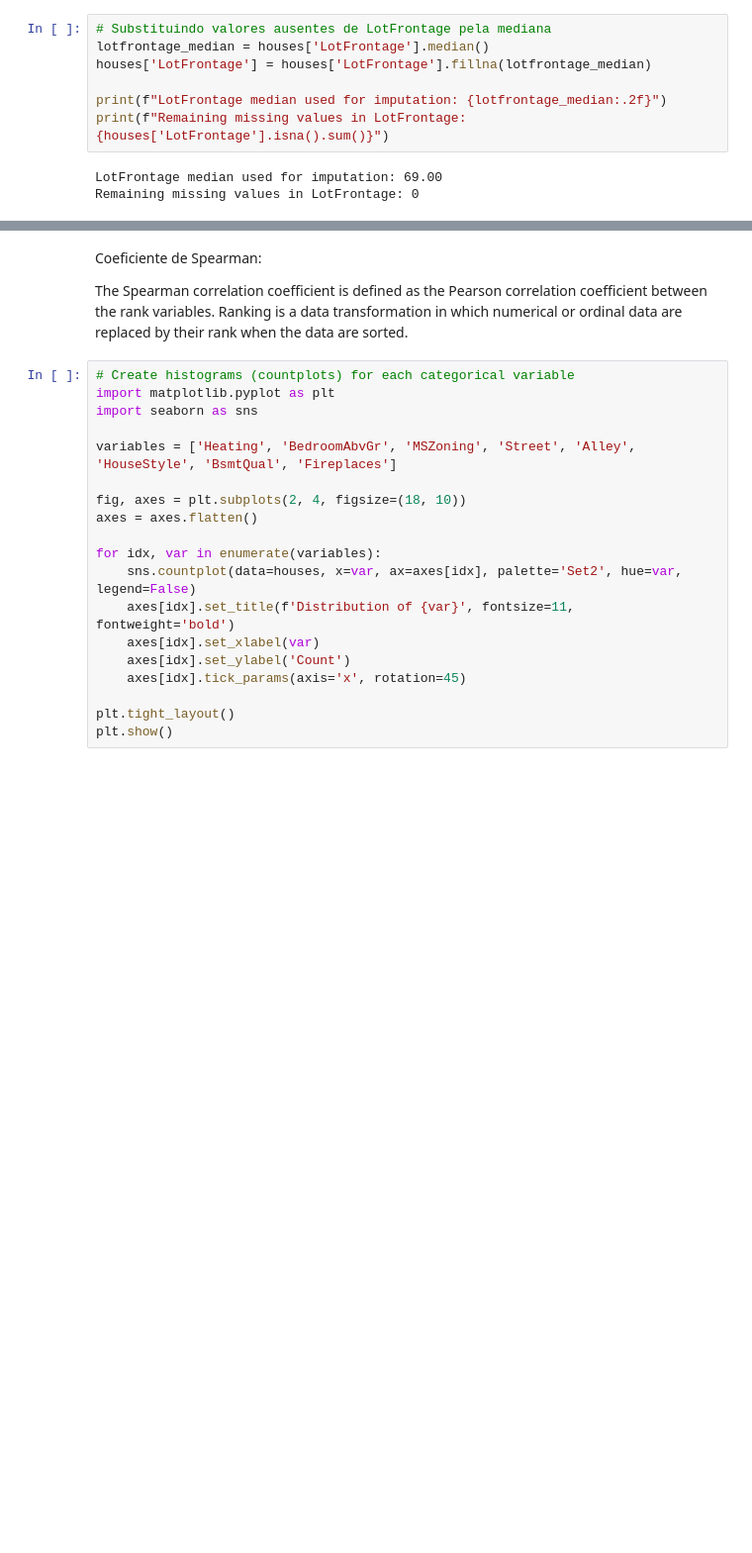
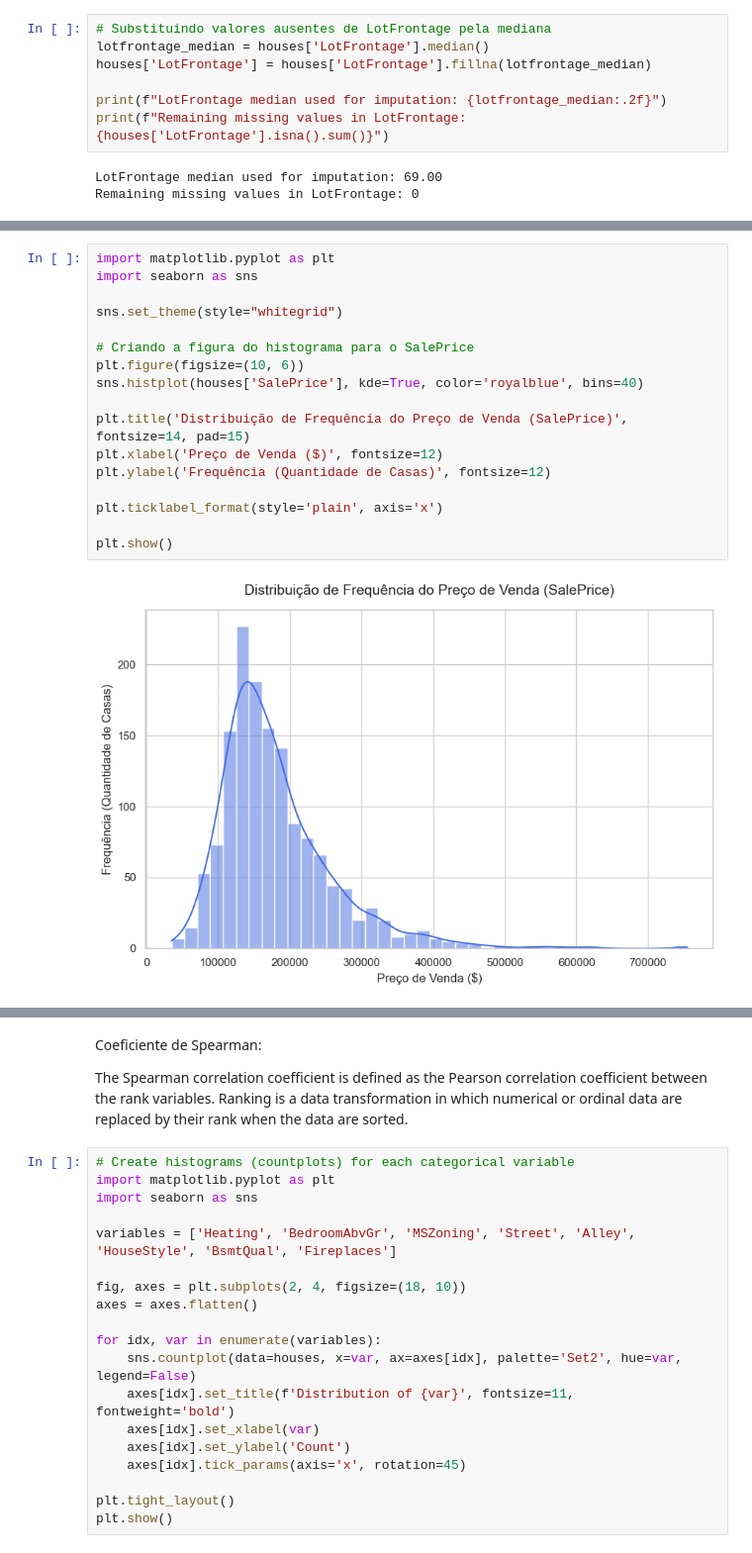
Before and after one commit to mariribeiro257/estat-exame-B, a Jupyter notebook: eda_housing_prices.ipynb, the cells around one changed output, grey strips where cells are left out. Shown at 99% size. Drawn from its saved outputs; the diff is of its cells as text; blank space fills up the shorter version.

```diff
--- a/eda_housing_prices.ipynb
+++ b/eda_housing_prices.ipynb
@@ -136,0 +203,19 @@ Total columns: 80
+# %%
+import matplotlib.pyplot as plt
+import seaborn as sns
+
+sns.set_theme(style="whitegrid")
+
+# Criando a figura do histograma para o SalePrice
+plt.figure(figsize=(10, 6))
+sns.histplot(houses['SalePrice'], kde=True, color='royalblue', bins=40)
+
+plt.title('Distribuição de Frequência do Preço de Venda (SalePrice)', fontsize=14, pad=15)
+plt.xlabel('Preço de Venda ($)', fontsize=12)
+plt.ylabel('Frequência (Quantidade de Casas)', fontsize=12)
+
+plt.ticklabel_format(style='plain', axis='x')
+
+plt.show()
+# %% [output]
+[figure, added]
```
Also changed, not shown: parts of 9 cells of this notebook.
